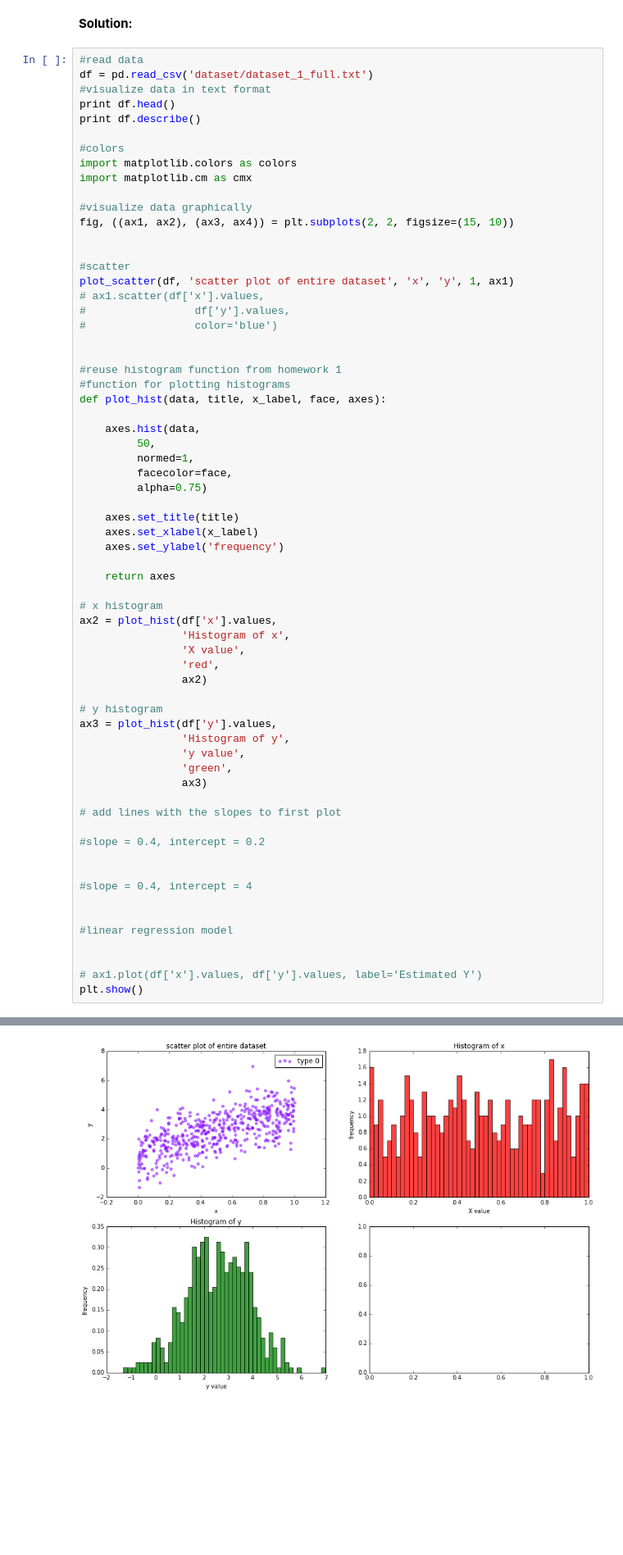
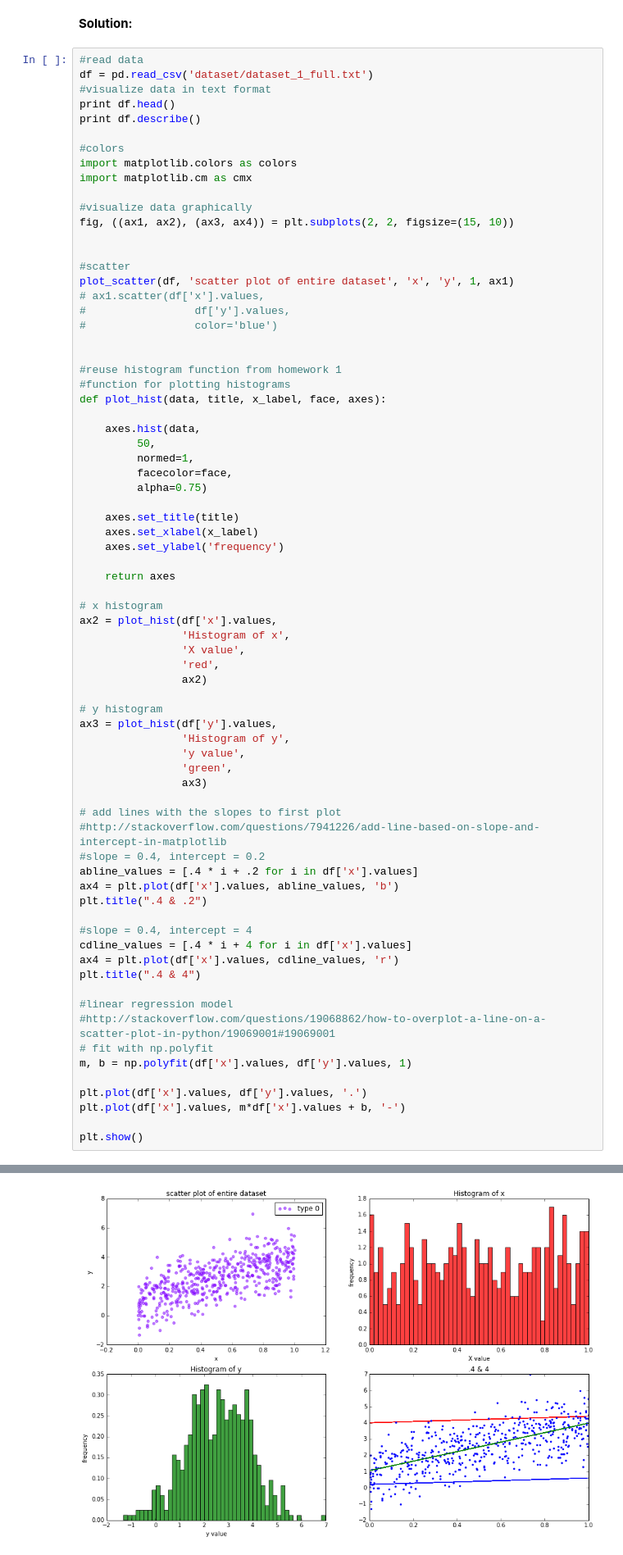
Before and after one commit to hecerinc/cs109a, a Jupyter notebook: keery_sean_cs109a_HW2.ipynb, the cells around one changed output, grey strips where cells are left out. Shown at 82% size. Cells and saved outputs as stored; diff of their text form; blank space fills up the shorter version.

```diff
--- a/keery_sean_cs109a_HW2.ipynb
+++ b/keery_sean_cs109a_HW2.ipynb
@@ -771,38 +771,46 @@ ax3 = plot_hist(df['y'].values,
                 'Histogram of y',
                 'y value',
                 'green',
                 ax3)
 
 # add lines with the slopes to first plot
-
+#http://stackoverflow.com/questions/7941226/add-line-based-on-slope-and-intercept-in-matplotlib
 #slope = 0.4, intercept = 0.2
-
+abline_values = [.4 * i + .2 for i in df['x'].values]
+ax4 = plt.plot(df['x'].values, abline_values, 'b')
+plt.title(".4 & .2")
 
 #slope = 0.4, intercept = 4
-
+cdline_values = [.4 * i + 4 for i in df['x'].values]
+ax4 = plt.plot(df['x'].values, cdline_values, 'r')
+plt.title(".4 & 4")
 
 #linear regression model
+#http://stackoverflow.com/questions/19068862/how-to-overplot-a-line-on-a-scatter-plot-in-python/19069001#19069001
+# fit with np.polyfit
+m, b = np.polyfit(df['x'].values, df['y'].values, 1)
 
+plt.plot(df['x'].values, df['y'].values, '.')
+plt.plot(df['x'].values, m*df['x'].values + b, '-')
 
-# ax1.plot(df['x'].values, df['y'].values, label='Estimated Y')
 plt.show()
 # %% [output]
           x         y
 0  0.177418  1.401178
 1  0.573076  3.489890
 2  0.503775  1.684924
 3  0.594027  3.898209
 4  0.335754  2.878410
                 x           y
 count  500.000000  500.000000
 mean     0.508327    2.540550
 std      0.294466    1.313217
 min      0.000133   -1.308618
 25%      0.258050    1.654389
 50%      0.500938    2.589774
 75%      0.772561    3.506135
 max      0.999833    6.983976
-[figure, old version]
+[figure, new version]
 # %% [markdown]
 ### Initial Observations
 There seems to be a linear trend in the scatter plot moving up and to the right.
```
Also changed, not shown: parts of 4 cells of this notebook.
